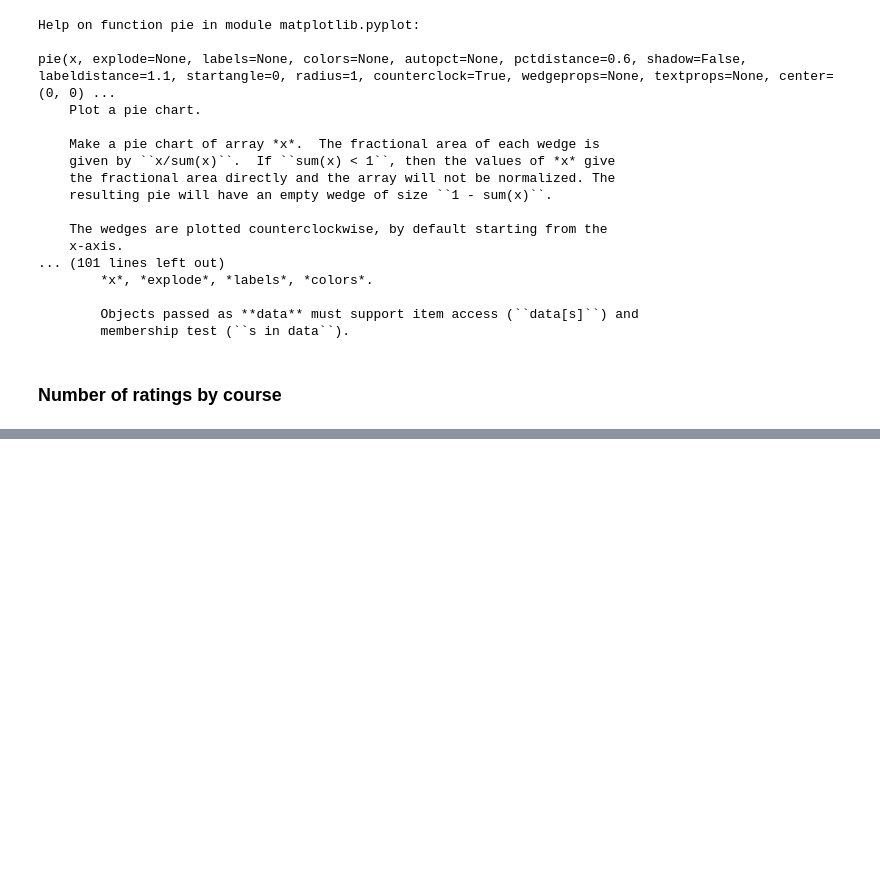
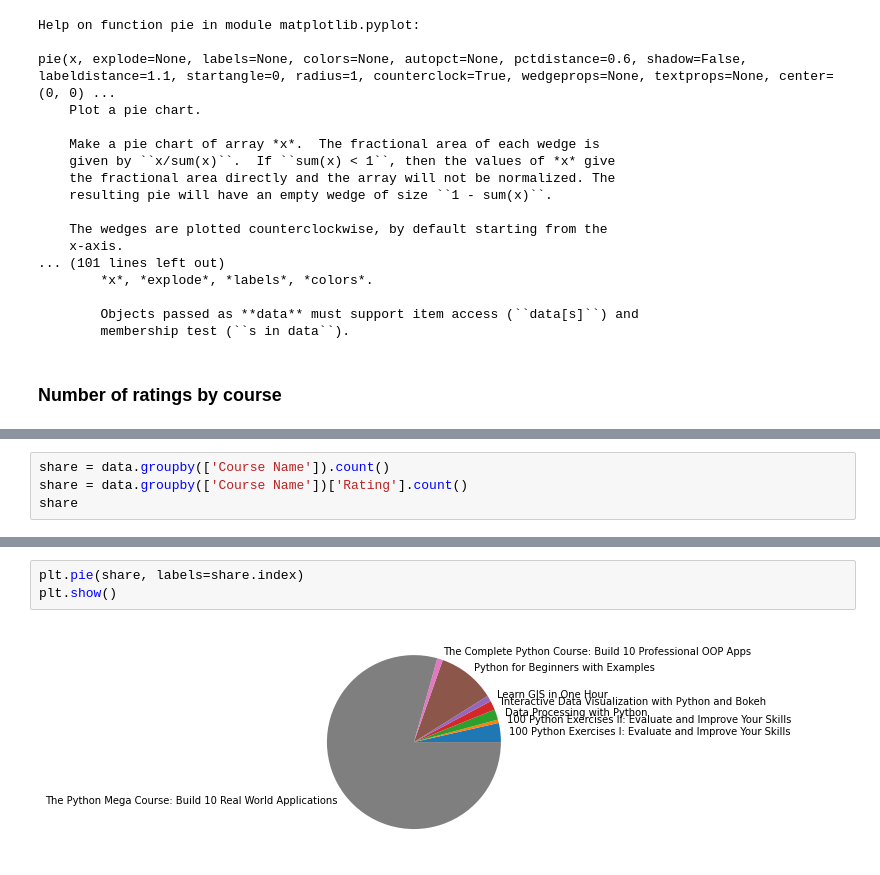
Before and after one commit to anthonygcarannante/Python-Applications-Visualizations, a Jupyter notebook: Aggregation_Plotting.ipynb, the cells around one changed output, grey strips where cells are left out. Saved outputs shown, nothing was run; the diff lists cells and outputs as text; blank space fills up the shorter version.

Commit message:
Pie chart added

```diff
--- a/Aggregation_Plotting.ipynb
+++ b/Aggregation_Plotting.ipynb
@@ -175,0 +175,4 @@ share =
+# %%
+share = data.groupby(['Course Name']).count()
+share = data.groupby(['Course Name'])['Rating'].count()
+share
@@ -175,0 +190,5 @@ share =
+# %%
+plt.pie(share, labels=share.index)
+plt.show()
+# %% [output]
+[figure, added]
```
Also changed, not shown: parts of 3 cells of this notebook, 2 other files.
